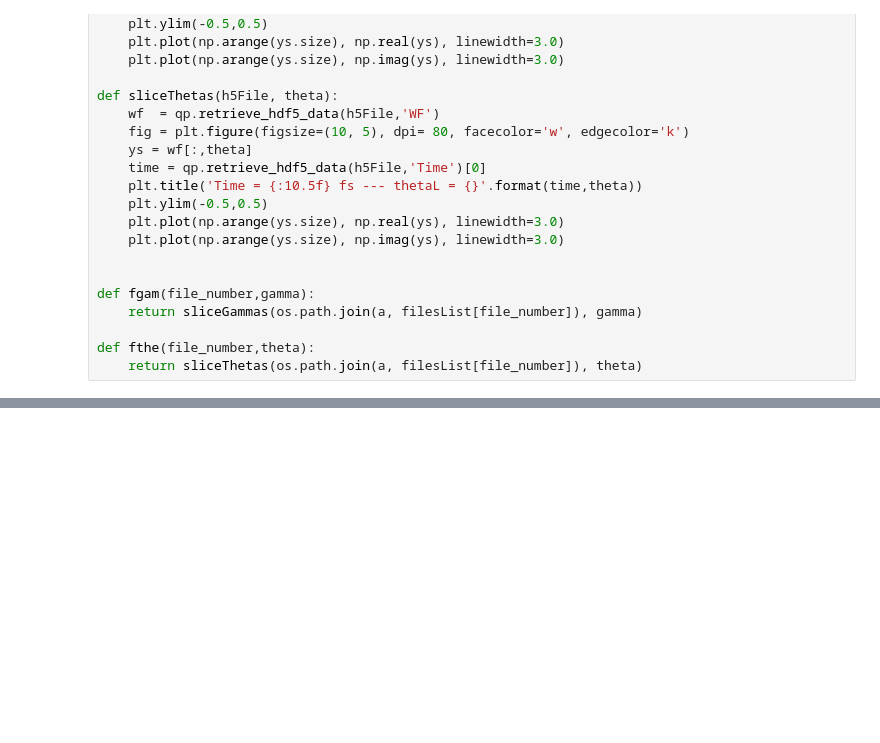
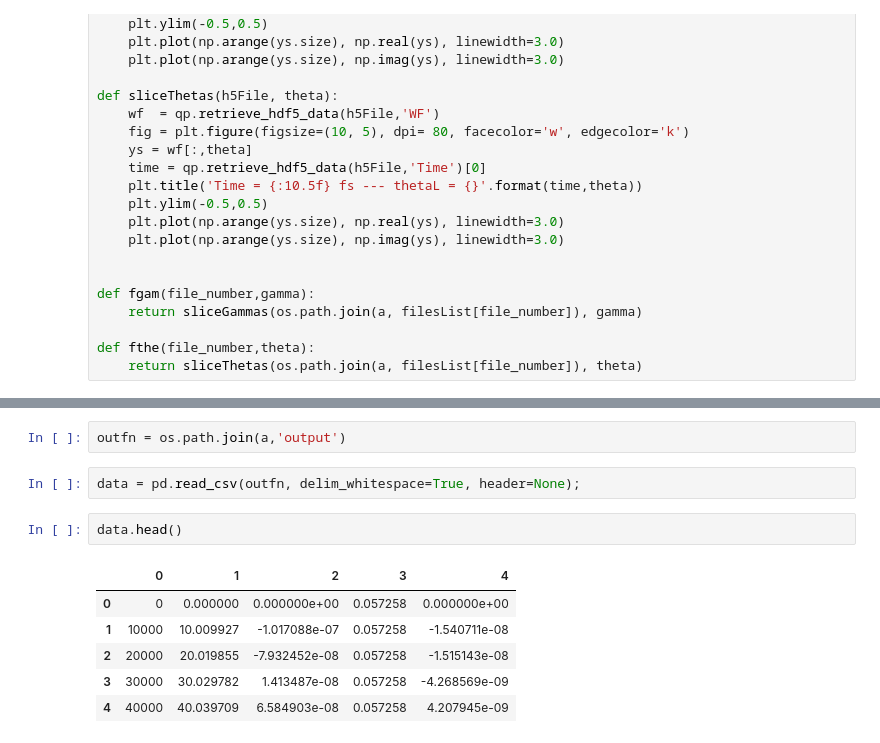
Before and after one commit to acuzzio/GridQuantumPropagator, a Jupyter notebook: Scripts/Heatmaps2d.ipynb, the cells around one changed output, grey strips where cells are left out. Cells and saved outputs as stored; diff of their text form; blank space fills up the shorter version.

```diff
--- a/Scripts/Heatmaps2d.ipynb
+++ b/Scripts/Heatmaps2d.ipynb
@@ -100,0 +103,13 @@ interactive(children=(IntSlider(value=101, description='file_number', max=101),
+# %%
+outfn = os.path.join(a,'output')
+# %%
+data = pd.read_csv(outfn, delim_whitespace=True, header=None);
+# %%
+data.head()
+# %% [output]
+|  | 0 | 1 | 2 | 3 | 4 |
+| 0 | 0 | 0.000000 | 0.000000e+00 | 0.057258 | 0.000000e+00 |
+| 1 | 10000 | 10.009927 | -1.017088e-07 | 0.057258 | -1.540711e-08 |
+| 2 | 20000 | 20.019855 | -7.932452e-08 | 0.057258 | -1.515143e-08 |
+| 3 | 30000 | 30.029782 | 1.413487e-08 | 0.057258 | -4.268569e-09 |
+| 4 | 40000 | 40.039709 | 6.584903e-08 | 0.057258 | 4.207945e-09 |
```
Also changed, not shown: parts of 7 cells of this notebook, 2 other files.
